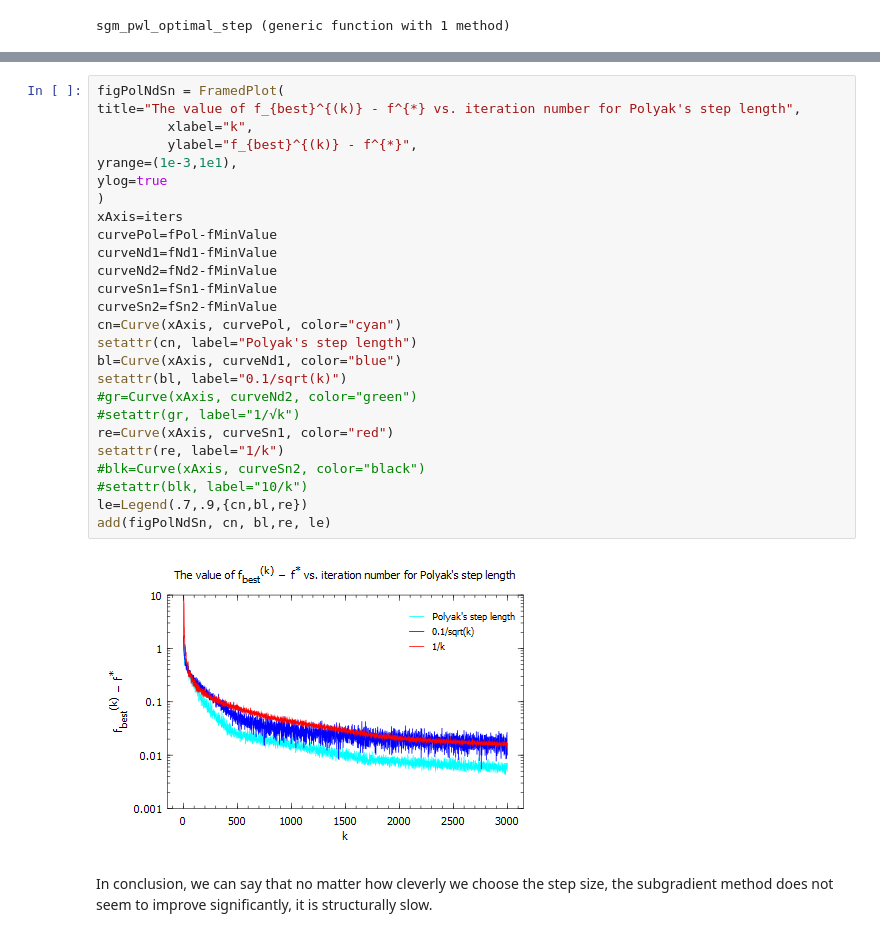
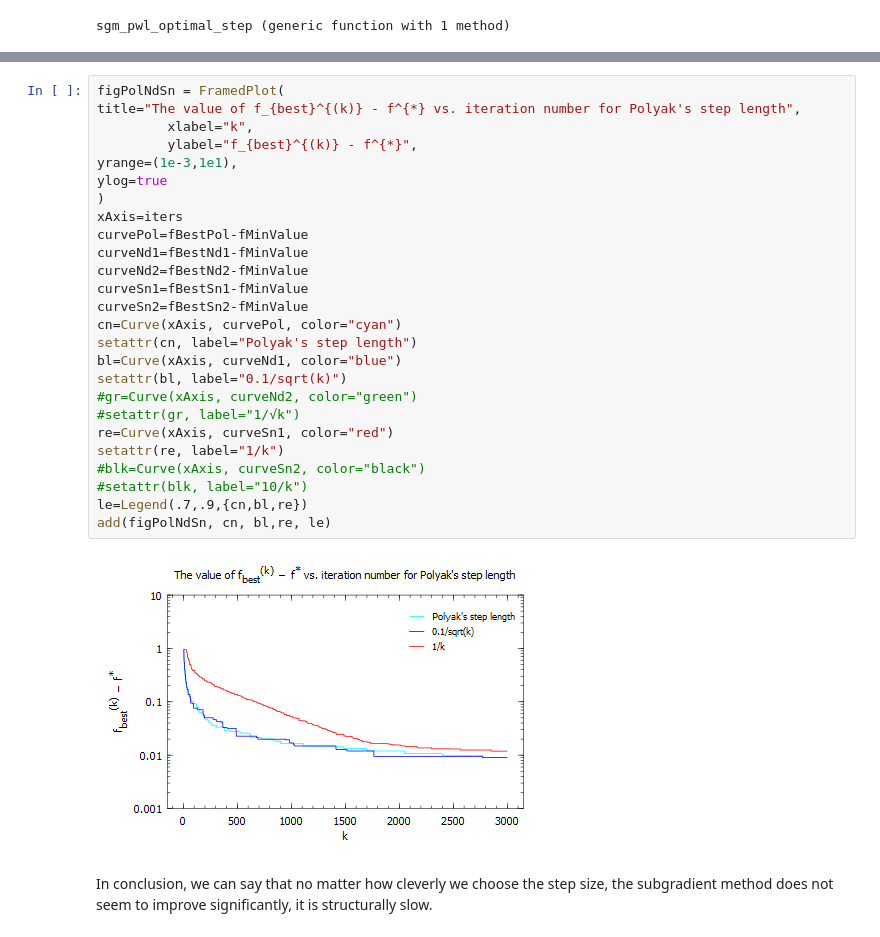
Before and after one commit to Shuvomoy/JuliaCodes-EE364b, a Jupyter notebook: JuliaCodes/Subgradient Method - Piecewise Linear Function Minimization .ipynb, the cells around one changed output, grey strips where cells are left out. Cells and saved outputs as stored; diff of their text form.

```diff
--- a/JuliaCodes/Subgradient Method - Piecewise Linear Function Minimization .ipynb
+++ b/JuliaCodes/Subgradient Method - Piecewise Linear Function Minimization .ipynb
@@ -520,30 +520,30 @@ sgm_pwl_optimal_step (generic function with 1 method)
 # %%
 figPolNdSn = FramedPlot(
 title="The value of f_{best}^{(k)} - f^{*} vs. iteration number for Polyak's step length",
          xlabel="k",
          ylabel="f_{best}^{(k)} - f^{*}",
 yrange=(1e-3,1e1),
 ylog=true
 )
 xAxis=iters
-curvePol=fPol-fMinValue
-curveNd1=fNd1-fMinValue
-curveNd2=fNd2-fMinValue
-curveSn1=fSn1-fMinValue
-curveSn2=fSn2-fMinValue
+curvePol=fBestPol-fMinValue
+curveNd1=fBestNd1-fMinValue
+curveNd2=fBestNd2-fMinValue
+curveSn1=fBestSn1-fMinValue
+curveSn2=fBestSn2-fMinValue
 cn=Curve(xAxis, curvePol, color="cyan")
 setattr(cn, label="Polyak's step length")
 bl=Curve(xAxis, curveNd1, color="blue")
 setattr(bl, label="0.1/sqrt(k)")
 #gr=Curve(xAxis, curveNd2, color="green")
 #setattr(gr, label="1/√k")
 re=Curve(xAxis, curveSn1, color="red")
 setattr(re, label="1/k")
 #blk=Curve(xAxis, curveSn2, color="black")
 #setattr(blk, label="10/k")
 le=Legend(.7,.9,{cn,bl,re})
 add(figPolNdSn, cn, bl,re, le)
 # %% [output]
-[figure, old version]
+[figure, new version]
 # %% [markdown]
 In conclusion, we can say that no matter how cleverly we choose the step size, the subgradient method does not seem to improve significantly, it is structurally slow.
```
Also changed, not shown: parts of 9 cells of this notebook, 2 other files.
